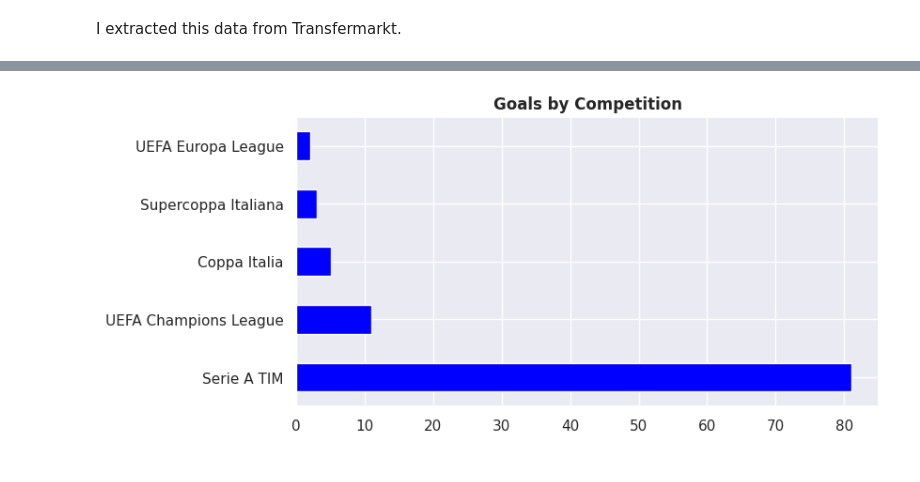
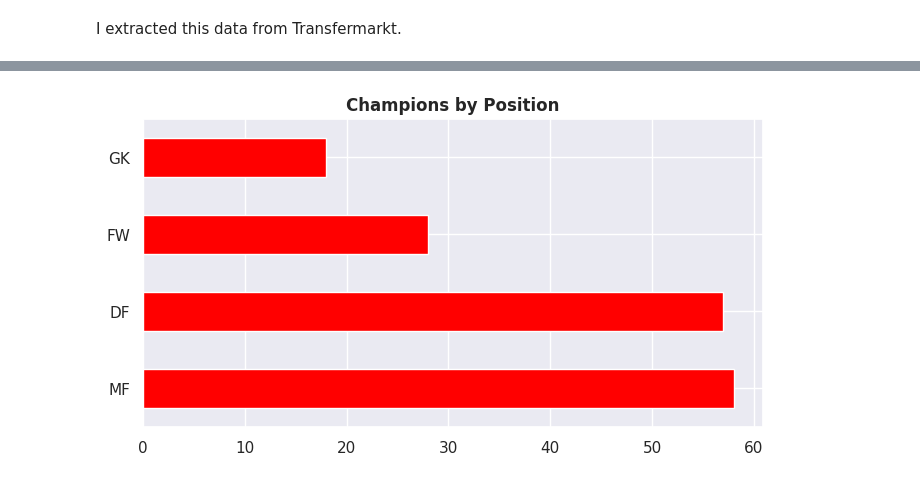
Before and after one commit to guilhermelaviola/GoalAnalysis, a Jupyter notebook: NonBayernBundesligaChampionsList.ipynb, the cells around one changed output, grey strips where cells are left out. Cells and saved outputs as stored; diff of their text form; code cells hidden in the pictures.

```diff
--- a/NonBayernBundesligaChampionsList.ipynb
+++ b/NonBayernBundesligaChampionsList.ipynb
@@ -10,7 +10,7 @@ sns.set(style = 'darkgrid')
 plt.style.use('seaborn-pastel')
 # %%
 # Importing and displaying the last 10 goals scored:
-goals_scored = pd.ExcelFile('goals-scored.xlsx')
-toro = pd.read_excel(goals_scored, 'lautaro')
-toro.tail(10)
+df = pd.ExcelFile('Non-Bayern Bundesliga Champions.xlsx')
+champions = pd.read_excel(df, 'champions')
+champions.tail(10)
 # %% [output]
@@ -70,8 +61,8 @@ As you can see above, the dataset has 128 rows at moment (03/10/2024). Each row
 # %%
-# Displaying goals scored by competition:
-toro.groupby('Date').first()['Competition'].value_counts().plot(kind = 'barh', color = 'blue', figsize = (8, 4))
+# Displaying champions by position:
+champions['Position'].value_counts().plot(kind = 'barh', color = 'red', figsize = (8, 4))
 plt.ylabel(None)
-plt.title('Goals by Competition', fontweight = 'bold')
+plt.title('Champions by Position', fontweight = 'bold')
 plt.show()
 # %% [output]
-[figure, old version]
+[figure, new version]
```
Also changed, not shown: parts of 28 cells of this notebook.
